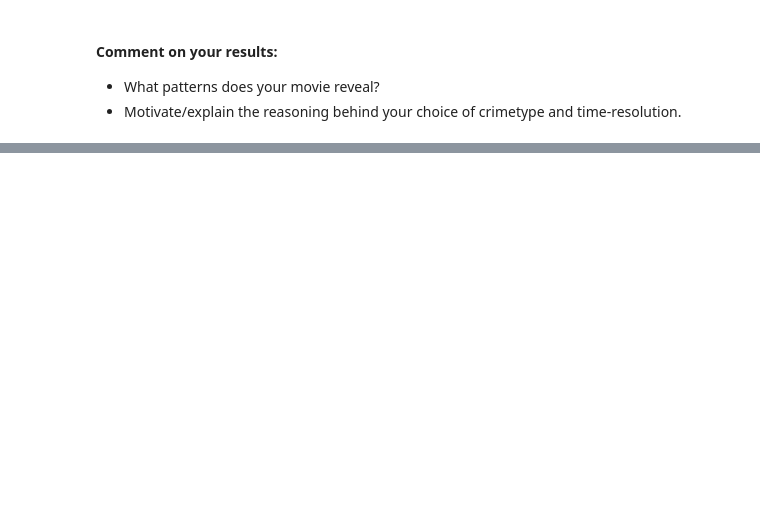
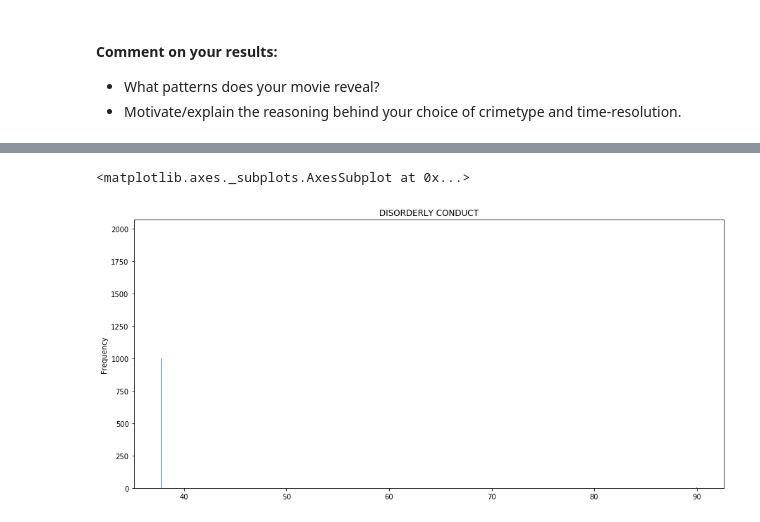
Before and after one commit to IncioMan/socialdata, a Jupyter notebook: Assignments/Part5.ipynb, the cells around one changed output, grey strips where cells are left out. Drawn from its saved outputs; the diff is of its cells as text; code cells hidden in the pictures; blank space fills up the shorter version.

```diff
--- a/Assignments/Part5.ipynb
+++ b/Assignments/Part5.ipynb
@@ -107,0 +151,5 @@ Ellipsis
+# %%
+crime_data.Y.plot(kind='hist',bins=10000,title="DISORDERLY CONDUCT", figsize=(15,7))
+# %% [output]
+<matplotlib.axes._subplots.AxesSubplot at 0x...>
+[figure, added]
```
Also changed, not shown: parts of 16 cells of this notebook.
